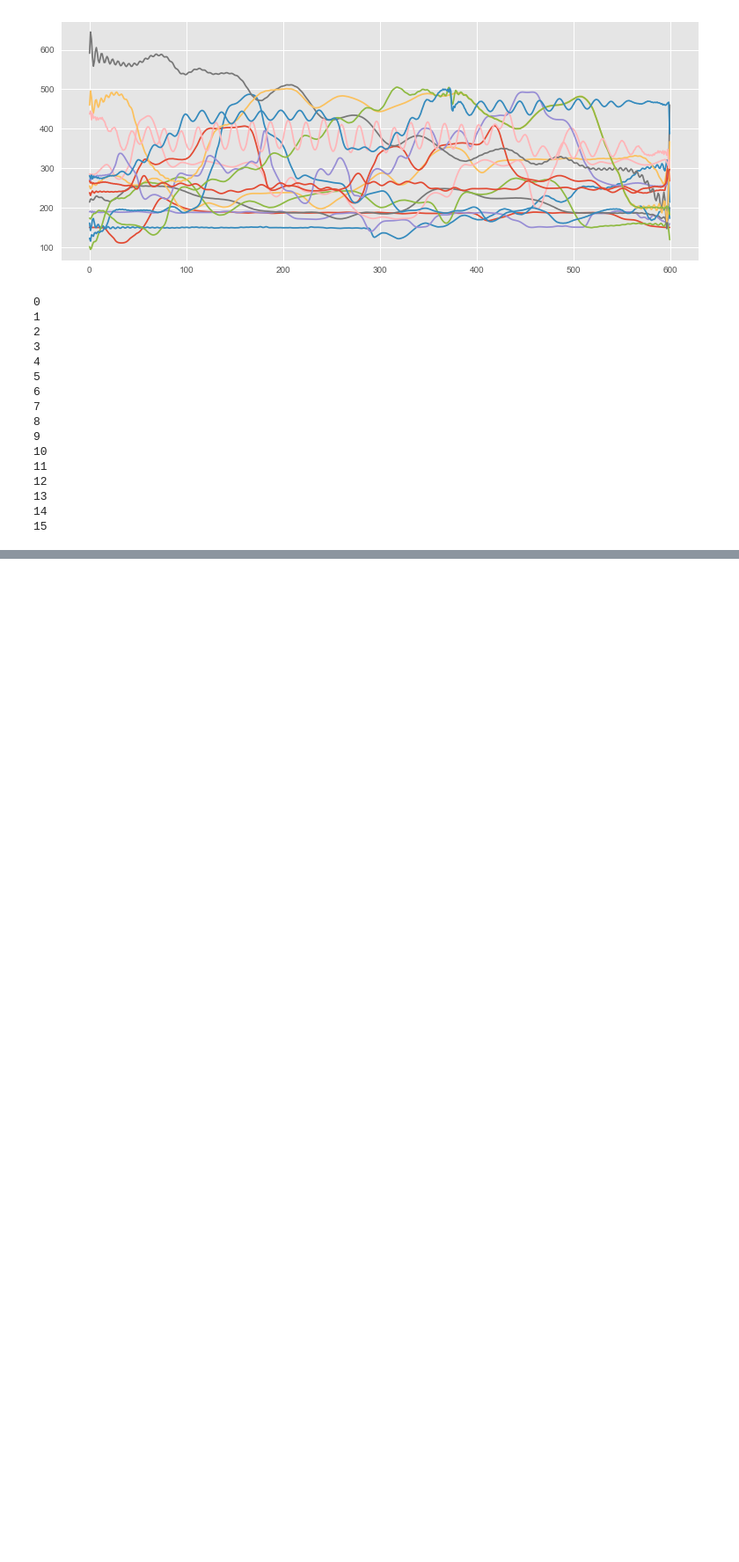
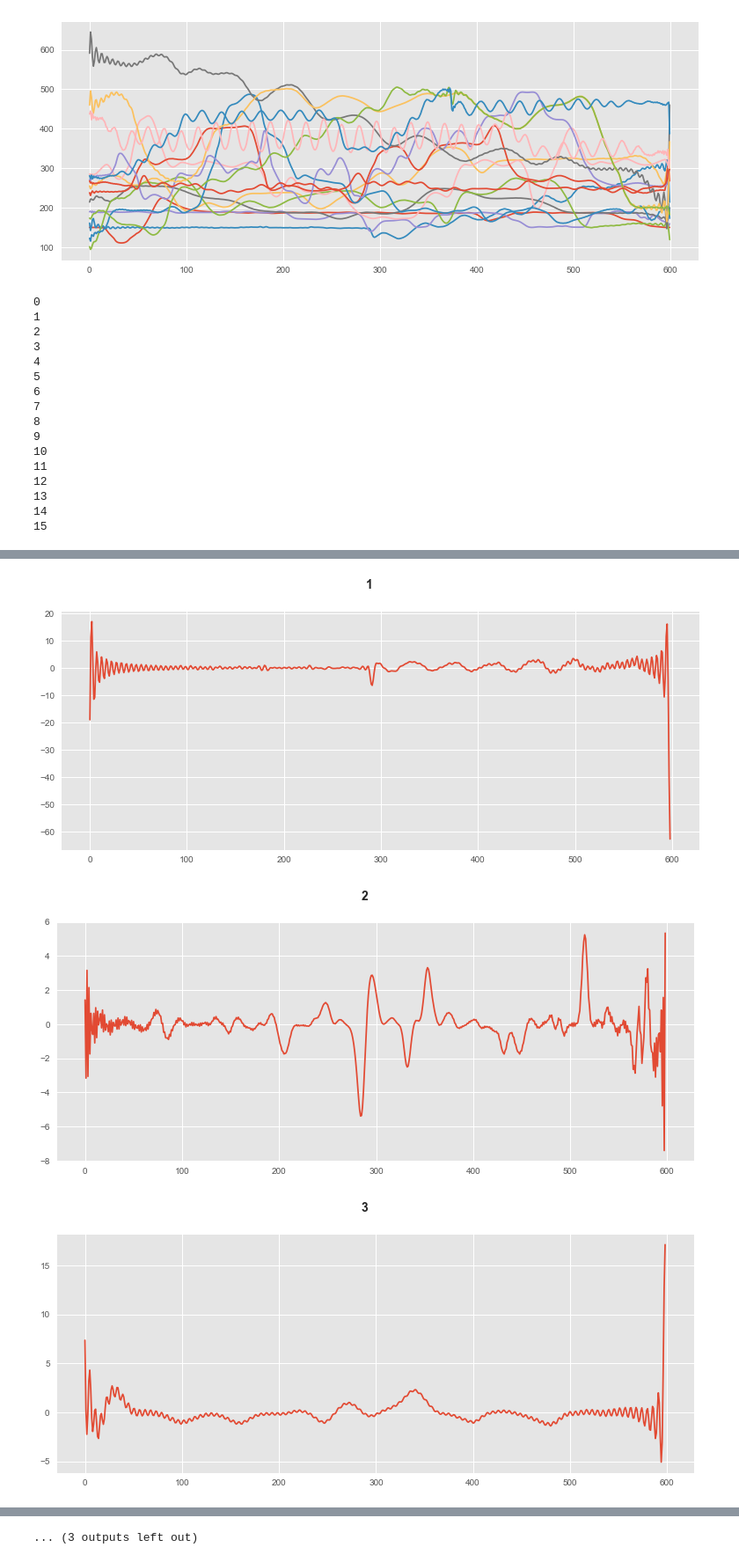
Before and after one commit to shockmonger/melmot, a Jupyter notebook: musics.ipynb, the cells around one changed output, grey strips where cells are left out. Shown at 88% size. Cells and saved outputs as stored; diff of their text form; code cells hidden in the pictures; blank space fills up the shorter version.

```diff
--- a/musics.ipynb
+++ b/musics.ipynb
@@ -231,0 +242,20 @@ numpy.save('pickle',p, allow_pickle = True)
+# %%
+pureAsc = [2, 5, 12, 13, 16]
+pureDes = [11, 9]
+vibrato = [13, 14, 15, 16]
+motifRepeat = [3, 4, 6, 7, 8, 10, 15]
+steady = [1, 14]
+categoryLabels = []
+for i in melodies['0']:
+    if int(i) in pureAsc:
+        categoryLabels.append(0)
+    elif int(i) in pureDes:
+        categoryLabels.append(1)
+    elif int(i) in vibrato:
+        categoryLabels.append(2)
+    elif int(i) in motifRepeat:
+        categoryLabels.append(3)
+    elif int(i) in steady:
+        categoryLabels.append(4)
+# %%
+melodiesLabels = numpy.load('melodiesLabels.npy')
@@ -231,0 +265,9 @@ numpy.save('pickle',p, allow_pickle = True)
+# %%
+for i in range(1,16):
+    f,a = plt.subplots()
+    a = plt.plot(numpy.diff(pitches[i][0]))
+    f.suptitle(i, fontsize=14, fontweight='bold')
+# %% [output]
+[figure, added]
+[figure, added]
+[figure, added]
@@ -231,0 +283 @@ numpy.save('pickle',p, allow_pickle = True)
+... (3 outputs left out)
```
Also changed, not shown: parts of 19 cells of this notebook, 11 other files.
